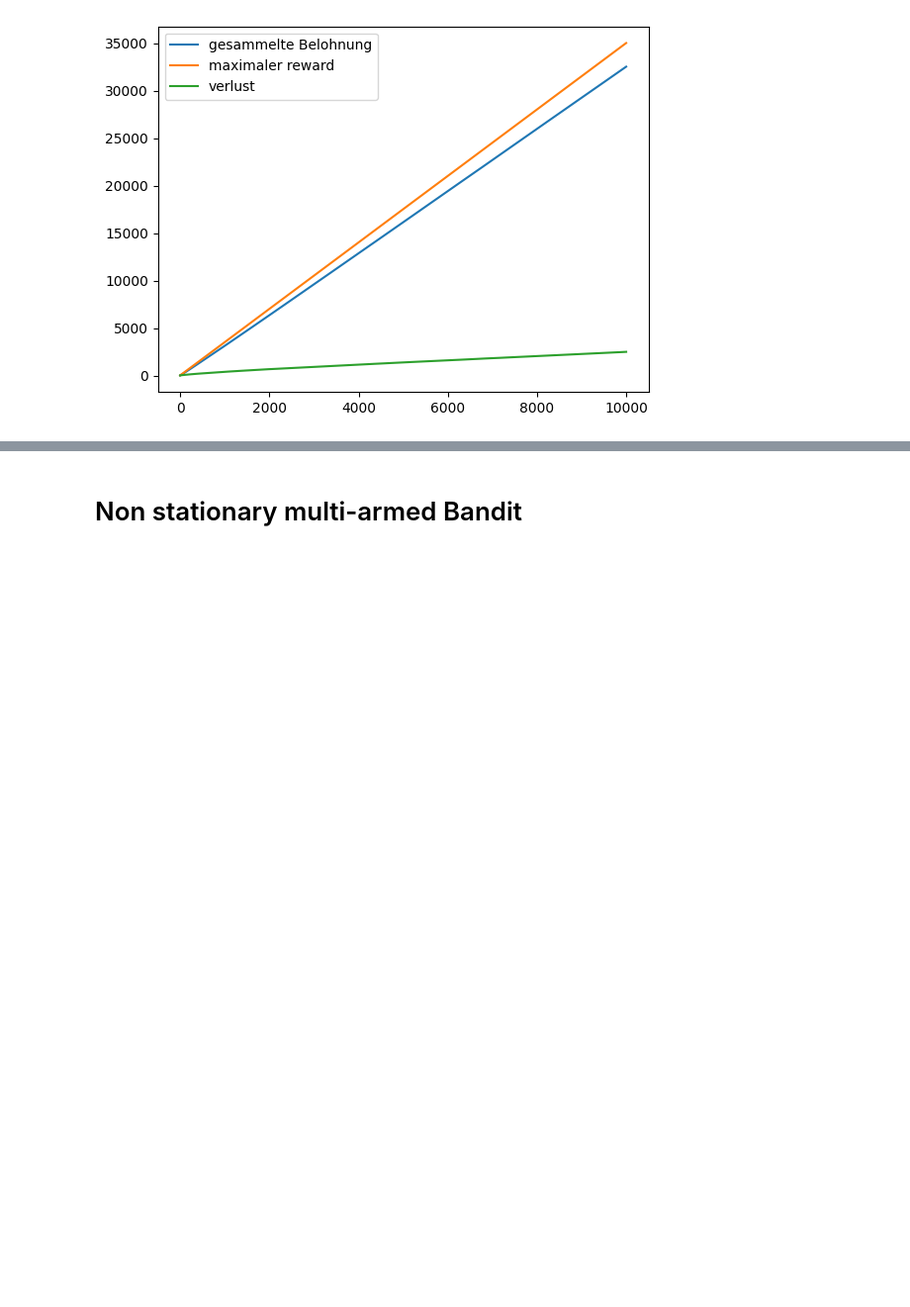
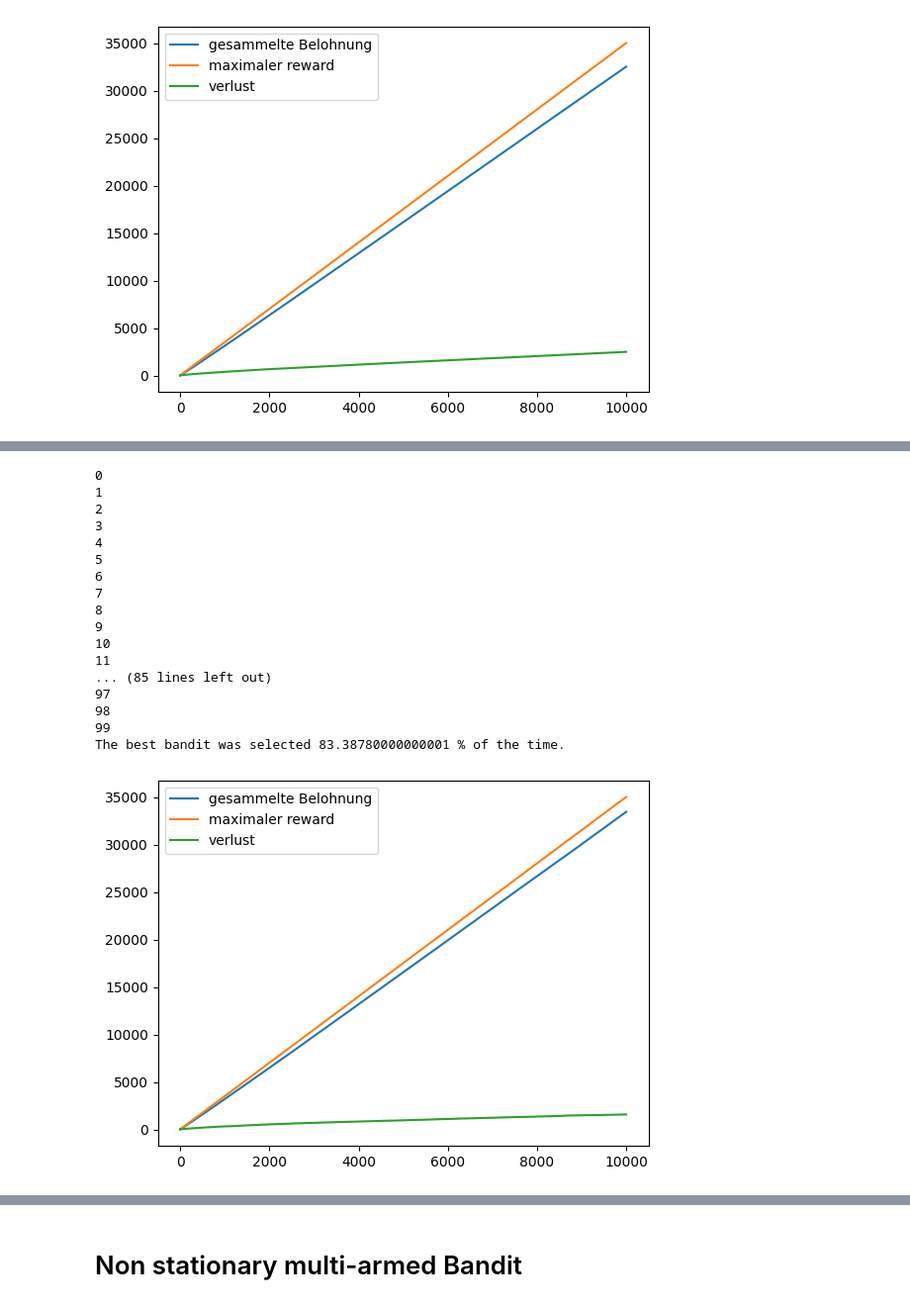
Before and after one commit to Valentin-Adam/Deep-Reinforcement-Learning-, a Jupyter notebook: Sheet01/adam_ullmann.ipynb, the cells around one changed output, grey strips where cells are left out. Shown at 99% size. Cells and saved outputs as stored; diff of their text form; code cells hidden in the pictures; blank space fills up the shorter version.

```diff
--- a/Sheet01/adam_ullmann.ipynb
+++ b/Sheet01/adam_ullmann.ipynb
@@ -133,0 +252,21 @@ The best bandit was selected 79.97462 % of the time.
+# %%
+reward_init2, regret_init2, best_perc_init2 = averageraging_plotting(k,num_of_iter,eps,num_of_avg,means,std_dev, init = 2)
+# %% [output]
+0
+1
+2
+3
+4
+5
+6
+7
+8
+9
+10
+11
+... (85 lines left out)
+97
+98
+99
+The best bandit was selected 83.38780000000001 % of the time.
+[figure, added]
```
Also changed, not shown: parts of 28 cells of this notebook.
